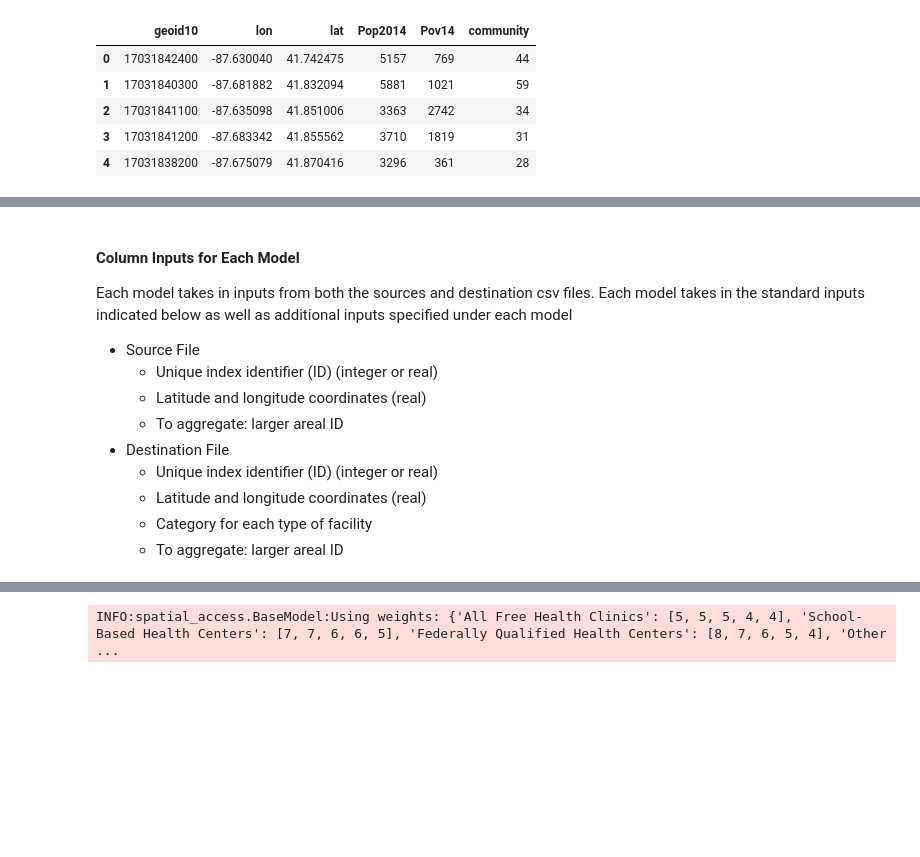
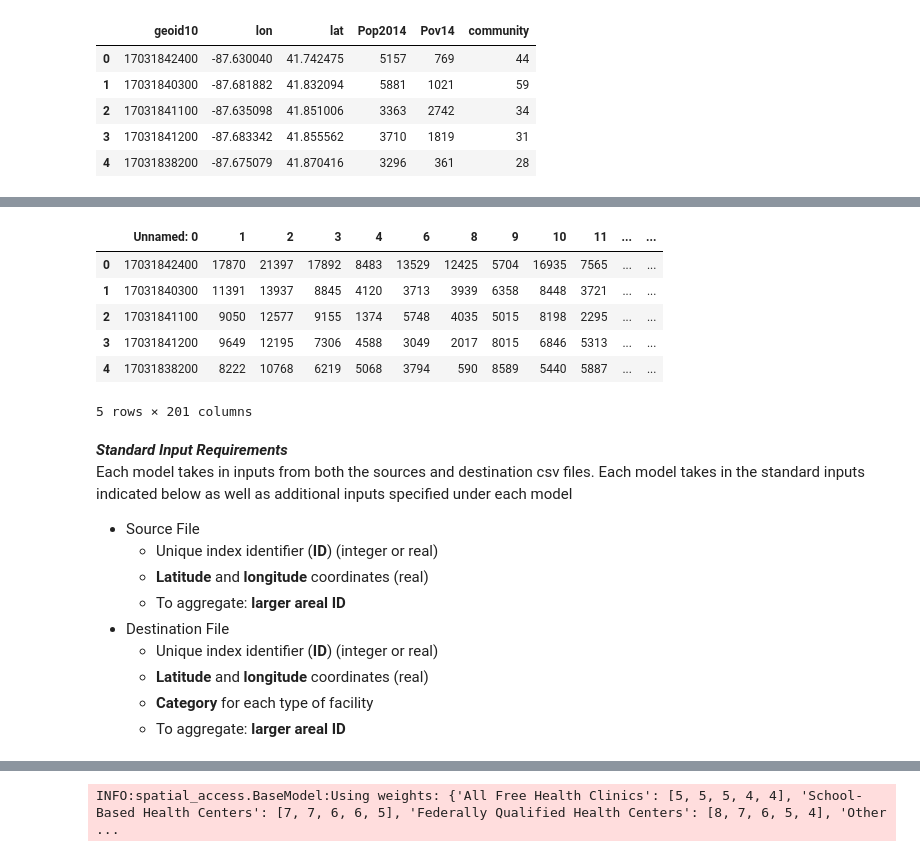
Before and after one commit to GeoDaCenter/spatial_access, a Jupyter notebook: docs/notebooks/2_access_score.ipynb, the cells around one changed output, grey strips where cells are left out. Drawn from its saved outputs; the diff is of its cells as text; code cells hidden in the pictures; blank space fills up the shorter version.

```diff
--- a/docs/notebooks/2_access_score.ipynb
+++ b/docs/notebooks/2_access_score.ipynb
@@ -35,19 +39,29 @@ dests_df.head()
 | 2 | 3 | Infant Welfare Society of Chicago | 41.924904 | -87.717270 | 5 | 137000 | Other Health Providers | 22 |
 | 3 | 4 | Mercy Family - Henry Booth House ... | 41.841694 | -87.624790 | 5 | 159000 | Other Health Providers | 35 |
 | 4 | 6 | Cook County - Dr. Jorge Prieto He... | 41.847143 | -87.724975 | 5 | 166000 | Other Health Providers | 30 |
+# %%
+matrix_df.head()
+# %% [output]
+|  | Unnamed: 0 | 1 | 2 | 3 | 4 | 6 | 8 | 9 | 10 | 11 | ... | ... |
+| 0 | 17031842400 | 17870 | 21397 | 17892 | 8483 | 13529 | 12425 | 5704 | 16935 | 7565 | ... | ... |
+| 1 | 17031840300 | 11391 | 13937 | 8845 | 4120 | 3713 | 3939 | 6358 | 8448 | 3721 | ... | ... |
+| 2 | 17031841100 | 9050 | 12577 | 9155 | 1374 | 5748 | 4035 | 5015 | 8198 | 2295 | ... | ... |
+| 3 | 17031841200 | 9649 | 12195 | 7306 | 4588 | 3049 | 2017 | 8015 | 6846 | 5313 | ... | ... |
+| 4 | 17031838200 | 8222 | 10768 | 6219 | 5068 | 3794 | 590 | 8589 | 5440 | 5887 | ... | ... |
+5 rows × 201 columns
 # %% [markdown]
-#### **Column Inputs for Each Model**
+**_Standard Input Requirements_**
 Each model takes in inputs from both the sources and destination csv files. Each model takes in the standard inputs indicated below as well as additional inputs specified under each model
 
 * Source File
-    * Unique index identifier (ID) (integer or real)
-    * Latitude and longitude coordinates (real)
-    * To aggregate: larger areal ID
+    * Unique index identifier (**ID**) (integer or real)
+    * **Latitude** and **longitude** coordinates (real)
+    * To aggregate: **larger areal ID**
 * Destination File
-    * Unique index identifier (ID) (integer or real)
-    * Latitude and longitude coordinates (real)
-    * Category for each type of facility
-    * To aggregate: larger areal ID
+    * Unique index identifier (**ID**) (integer or real)
+    * **Latitude** and **longitude** coordinates (real)
+    * **Category** for each type of facility
+    * To aggregate: **larger areal ID**
 # %% [markdown]
 ### Specifications for the Access Model:
 
```
Also changed, not shown: parts of 47 cells of this notebook, 2 other files.
